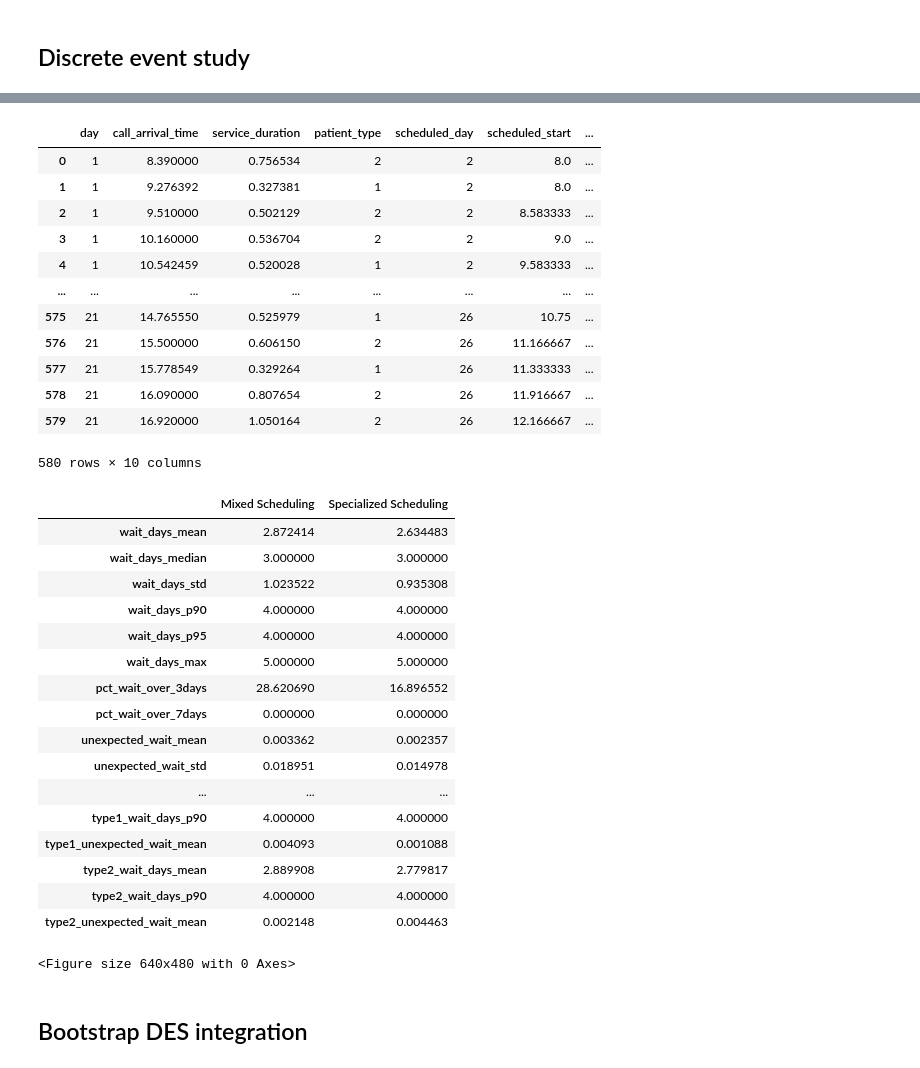
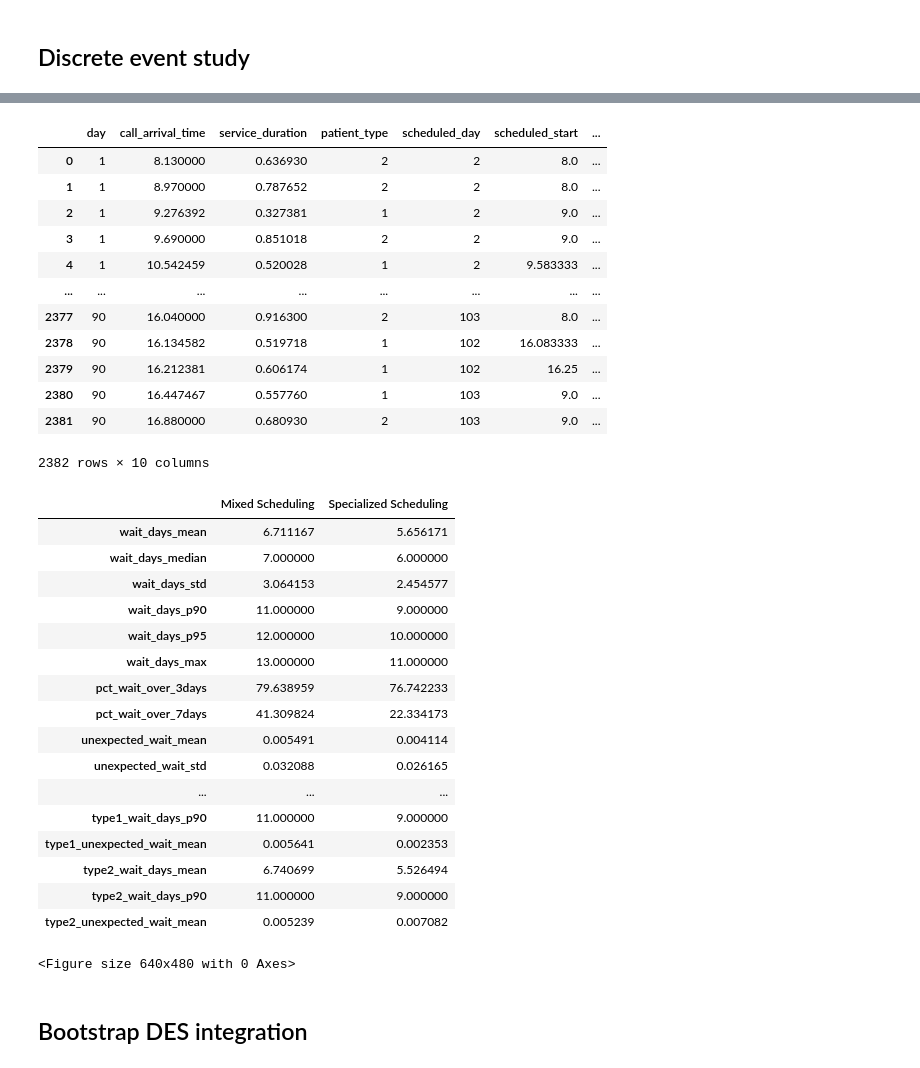
Before and after one commit to kristin-sy/MRI-Scan-Project-Computational, a Jupyter notebook: part2.ipynb, the cells around one changed output, grey strips where cells are left out. Drawn from its saved outputs; the diff is of its cells as text; code cells hidden in the pictures.

```diff
--- a/part2.ipynb
+++ b/part2.ipynb
@@ -53,6 +53,8 @@ WORK_H = END_H - START_H
 
 lbda_per_hour = lbda_arrive_1 / WORK_H
 
+sim_days = 90
+
 rng = np.random.default_rng(seed=42)
 # %% [markdown]
 ## Data inter-arrival times type 2 patients
@@ -99,7 +101,7 @@ def gen_type_1_arrs_and_durs(lbda_arr, mu_ser, sd_ser, days, rng):
             dur = max(dur, 0.01)  # Ensure duration is positive
             yield day, START_H + t, dur, 1
 
-arrivals_1 = gen_type_1_arrs_and_durs(lbda_per_hour, mu_serve_1, sd_serve_1, 21, rng)
+arrivals_1 = gen_type_1_arrs_and_durs(lbda_per_hour, mu_serve_1, sd_serve_1, sim_days, rng)
 arrivals_1_df = pd.DataFrame(arrivals_1, columns=['day', 'call_arrival_time', 'service_duration', 'patient_type'])
 arrivals_1_df
 # %% [output]
@@ -131,7 +133,7 @@ def gen_type_2_arrs_and_durs(ia_first_PerDay, ia_between_PerDay, durations, days
             dur = rng.choice(durations)
             yield day, START_H + t, dur, 2
 
-arrivals_2 = gen_type_2_arrs_and_durs(ia_first_PerDay, ia_between_PerDay, d2["Duration"].to_numpy(), 21, rng)
+arrivals_2 = gen_type_2_arrs_and_durs(ia_first_PerDay, ia_between_PerDay, d2["Duration"].to_numpy(), sim_days, rng)
 arrivals_2_df = pd.DataFrame(arrivals_2, columns=['day', 'call_arrival_time', 'service_duration', 'patient_type'])
 arrivals_2_df
 # %% [output]
@@ -327,18 +329,18 @@ mix_df = schedule_mixed(combined_arrivals_df, slot_length_1, slot_length_2)
 mix_df
 # %% [output]
 |  | day | call_arrival_time | service_duration | patient_type | scheduled_day | scheduled_start | ... |
-| 0 | 1 | 8.390000 | 0.756534 | 2 | 2 | 8.0 | ... |
-| 1 | 1 | 9.276392 | 0.327381 | 1 | 2 | 8.0 | ... |
-| 2 | 1 | 9.510000 | 0.502129 | 2 | 2 | 8.583333 | ... |
-| 3 | 1 | 10.160000 | 0.536704 | 2 | 2 | 9.0 | ... |
+| 0 | 1 | 8.130000 | 0.636930 | 2 | 2 | 8.0 | ... |
+| 1 | 1 | 8.970000 | 0.787652 | 2 | 2 | 8.0 | ... |
+| 2 | 1 | 9.276392 | 0.327381 | 1 | 2 | 9.0 | ... |
+| 3 | 1 | 9.690000 | 0.851018 | 2 | 2 | 9.0 | ... |
 | 4 | 1 | 10.542459 | 0.520028 | 1 | 2 | 9.583333 | ... |
 | ... | ... | ... | ... | ... | ... | ... | ... |
-| 575 | 21 | 14.765550 | 0.525979 | 1 | 26 | 10.75 | ... |
-| 576 | 21 | 15.500000 | 0.606150 | 2 | 26 | 11.166667 | ... |
-| 577 | 21 | 15.778549 | 0.329264 | 1 | 26 | 11.333333 | ... |
-| 578 | 21 | 16.090000 | 0.807654 | 2 | 26 | 11.916667 | ... |
-| 579 | 21 | 16.920000 | 1.050164 | 2 | 26 | 12.166667 | ... |
+| 2377 | 90 | 16.040000 | 0.916300 | 2 | 103 | 8.0 | ... |
+| 2378 | 90 | 16.134582 | 0.519718 | 1 | 102 | 16.083333 | ... |
+| 2379 | 90 | 16.212381 | 0.606174 | 1 | 102 | 16.25 | ... |
+| 2380 | 90 | 16.447467 | 0.557760 | 1 | 103 | 9.0 | ... |
+| 2381 | 90 | 16.880000 | 0.680930 | 2 | 103 | 9.0 | ... |
-580 rows × 10 columns
+2382 rows × 10 columns
 # %%
 def calc_kpis (schedule, sched_type=None, visualize=False):
     schedule = schedule.copy()
@@ -389,11 +391,18 @@ def calc_kpis (schedule, sched_type=None, visualize=False):
             plt.savefig(f'{sched_type}_waiting_time_distribution.png')
             plt.clf()
 
-            sns.lineplot(data=schedule, x='scheduled_day', y='waiting_time_days', errorbar='sd')
-            plt.title(f'Average Waiting Time (Days) by Scheduled Day for {sched_type} scheduling')
-            plt.xlabel('Scheduled Day')
+            sns.lineplot(data=schedule, x='day', y='waiting_time_days', errorbar='sd')
+            plt.title(f'Average Waiting Time (Days) by Call Day for {sched_type} scheduling')
+            plt.xlabel('Call Day')
             plt.ylabel('Average Waiting Time (Days)')
-            plt.savefig(f'{sched_type}_avg_waiting_time_by_day.png')
+            plt.savefig(f'{sched_type}_avg_waiting_time_days.png')
+            plt.clf()
+
+            sns.lineplot(data=schedule, x='day', y='waiting_time_workh', errorbar='sd')
+            plt.title(f'Average Waiting Time (Work Hours) by Call Day for {sched_type} scheduling')
+            plt.xlabel('Call Day')
+            plt.ylabel('Average Waiting Time (Work Hours)')
+            plt.savefig(f'{sched_type}_avg_waiting_time_hours.png')
             plt.clf()
 
     # --- Summary Statistics ---
@@ -426,49 +435,49 @@ def calc_kpis (schedule, sched_type=None, visualize=False):
     summary['overtime_total'] = ot.sum()
     summary['overtime_max'] = ot.max()
     summary['pct_days_with_overtime'] = (ot > 0).mean() * 100
 
     # 4. Utilization - efficiency perspective
     util = utilization['utilization']
     summary['utilization_mean'] = util.mean()
     summary['utilization_std'] = util.std()
     summary['utilization_min'] = util.min()
     summary['utilization_max'] = util.max()
 
     # 5. Throughput
     summary['patients_per_day_mean'] = patients_per_day.mean()
     summary['patients_per_day_std'] = patients_per_day.std()
     summary['total_patients'] = len(schedule)
 
     # By patient type
     for ptype in [1, 2]:
         subset = schedule[schedule['patient_type'] == ptype]
         summary[f'type{ptype}_wait_days_mean'] = subset['waiting_time_days'].mean()
         summary[f'type{ptype}_wait_days_p90'] = subset['waiting_time_days'].quantile(0.90)
         summary[f'type{ptype}_unexpected_wait_mean'] = subset['unexpected_waiting_time'].mean()
 
     return pd.Series(summary)
 
 kpi_mix = calc_kpis(mix_df, sched_type="mixed", visualize=True)
 kpi_spec = calc_kpis(spec_df, sched_type="specialized", visualize=True)
 pd.concat([kpi_mix, kpi_spec], axis=1, keys=['Mixed Scheduling', 'Specialized Scheduling'])
 # %% [output]
 |  | Mixed Scheduling | Specialized Scheduling |
-| wait_days_mean | 2.872414 | 2.634483 |
-| wait_days_median | 3.000000 | 3.000000 |
-| wait_days_std | 1.023522 | 0.935308 |
-| wait_days_p90 | 4.000000 | 4.000000 |
-| wait_days_p95 | 4.000000 | 4.000000 |
-| wait_days_max | 5.000000 | 5.000000 |
-| pct_wait_over_3days | 28.620690 | 16.896552 |
-| pct_wait_over_7days | 0.000000 | 0.000000 |
-| unexpected_wait_mean | 0.003362 | 0.002357 |
-| unexpected_wait_std | 0.018951 | 0.014978 |
+| wait_days_mean | 6.711167 | 5.656171 |
+| wait_days_median | 7.000000 | 6.000000 |
+| wait_days_std | 3.064153 | 2.454577 |
+| wait_days_p90 | 11.000000 | 9.000000 |
+| wait_days_p95 | 12.000000 | 10.000000 |
+| wait_days_max | 13.000000 | 11.000000 |
+| pct_wait_over_3days | 79.638959 | 76.742233 |
+| pct_wait_over_7days | 41.309824 | 22.334173 |
+| unexpected_wait_mean | 0.005491 | 0.004114 |
+| unexpected_wait_std | 0.032088 | 0.026165 |
 | ... | ... | ... |
-| type1_wait_days_p90 | 4.000000 | 4.000000 |
-| type1_unexpected_wait_mean | 0.004093 | 0.001088 |
-| type2_wait_days_mean | 2.889908 | 2.779817 |
-| type2_wait_days_p90 | 4.000000 | 4.000000 |
-| type2_unexpected_wait_mean | 0.002148 | 0.004463 |
+| type1_wait_days_p90 | 11.000000 | 9.000000 |
+| type1_unexpected_wait_mean | 0.005641 | 0.002353 |
+| type2_wait_days_mean | 6.740699 | 5.526494 |
+| type2_wait_days_p90 | 11.000000 | 9.000000 |
+| type2_unexpected_wait_mean | 0.005239 | 0.007082 |
 <Figure size 640x480 with 0 Axes>
 # %% [markdown]
 ## Bootstrap DES integration
```
Also changed, not shown: parts of 8 cells of this notebook, 12 other files.
